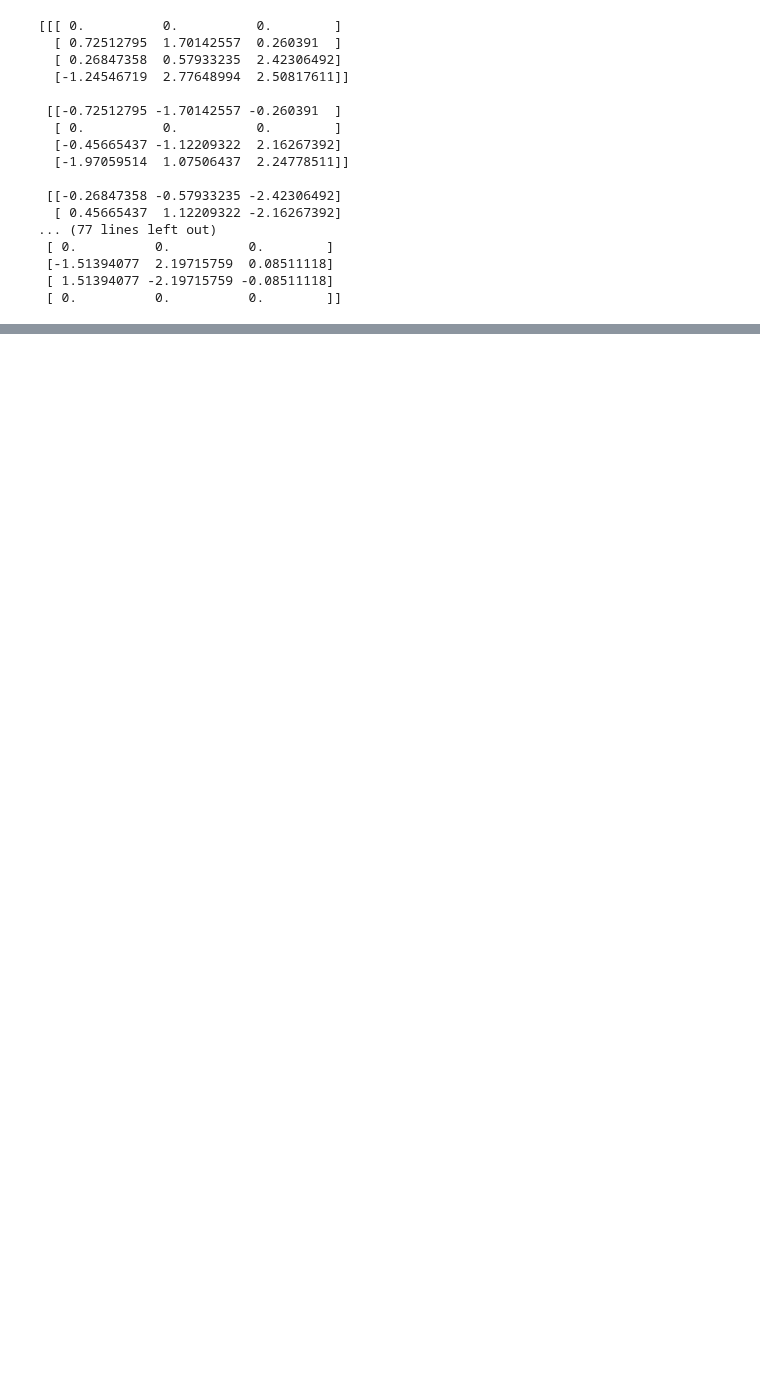
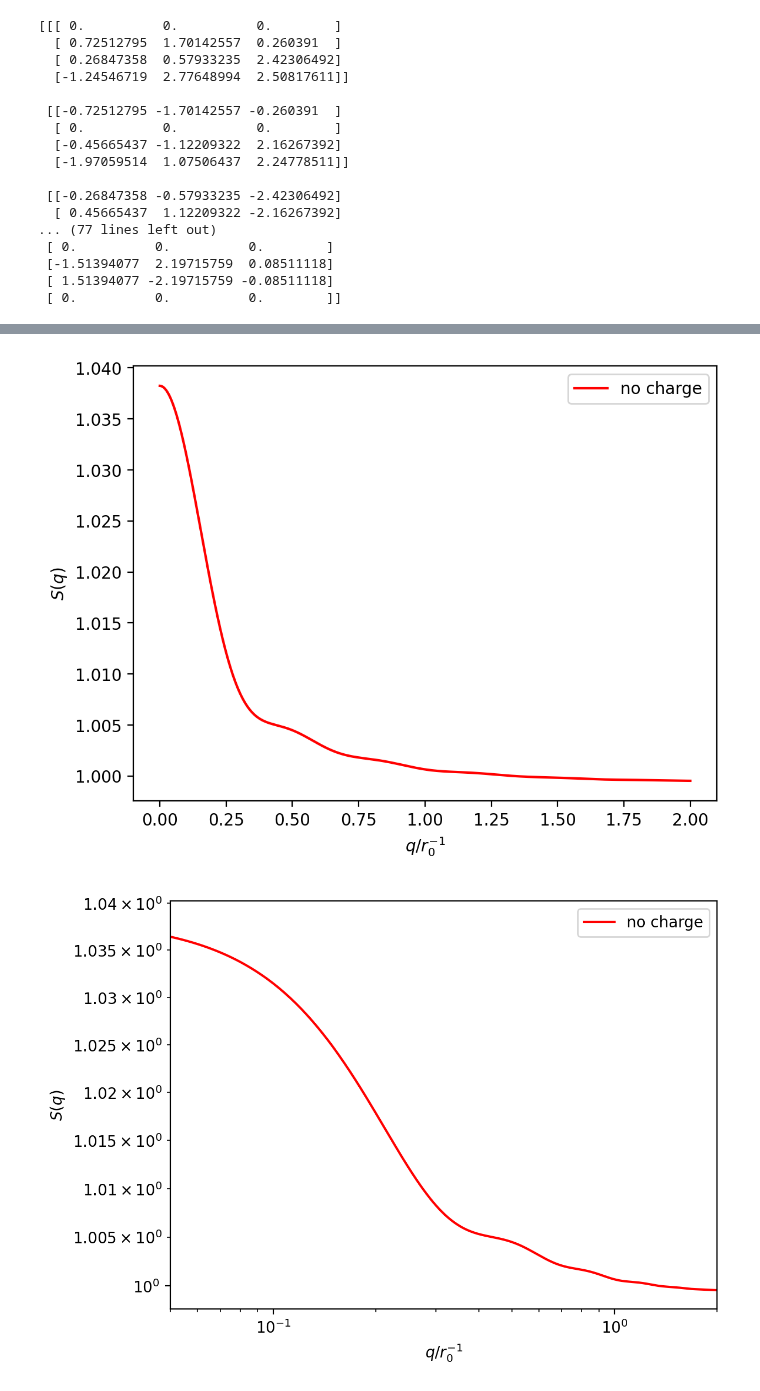
Before and after one commit to jan-kro/mucus_old_2, a Jupyter notebook: test_skripts/trajectory_analysis.ipynb, the cells around one changed output, grey strips where cells are left out. Saved outputs shown, nothing was run; the diff lists cells and outputs as text; code cells hidden in the pictures; blank space fills up the shorter version.

```diff
--- a/test_skripts/trajectory_analysis.ipynb
+++ b/test_skripts/trajectory_analysis.ipynb
@@ -784,0 +873,26 @@ plt.plot(radii, gr)
+# %%
+plt.figure(dpi=200)
+plt.plot(q, Sq, "r", label="no charge")
+plt.xlabel(r"$q/r_0^{-1}$")
+plt.ylabel(r"$S(q)$")
+#plt.xlim((1.5, 10))
+plt.legend()
+plt.show()
+
+
+plt.figure(dpi=200)
+plt.loglog()
+plt.plot(q, Sq, "r", label="no charge")
+plt.xlabel(r"$q/r_0^{-1}$")
+plt.ylabel(r"$S(q)$")
+plt.xlim((0.5e-1, 2))
+plt.legend()
+plt.show()
+# plt.figure()
+# plt.loglog()
+# plt.plot(q, Sq)
+# plt.xlim((2e-1, 2))
+# plt.show()
+# %% [output]
+[figure, added]
+[figure, added]
```
Also changed, not shown: parts of 33 cells of this notebook, 19 other files.
